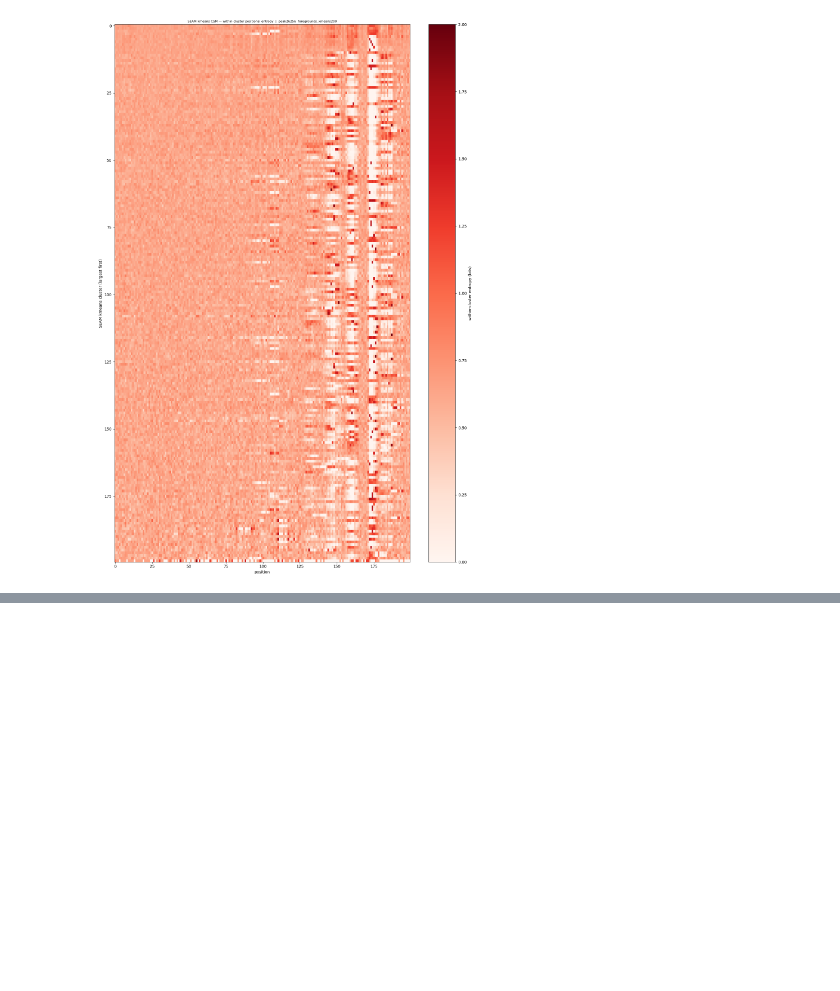
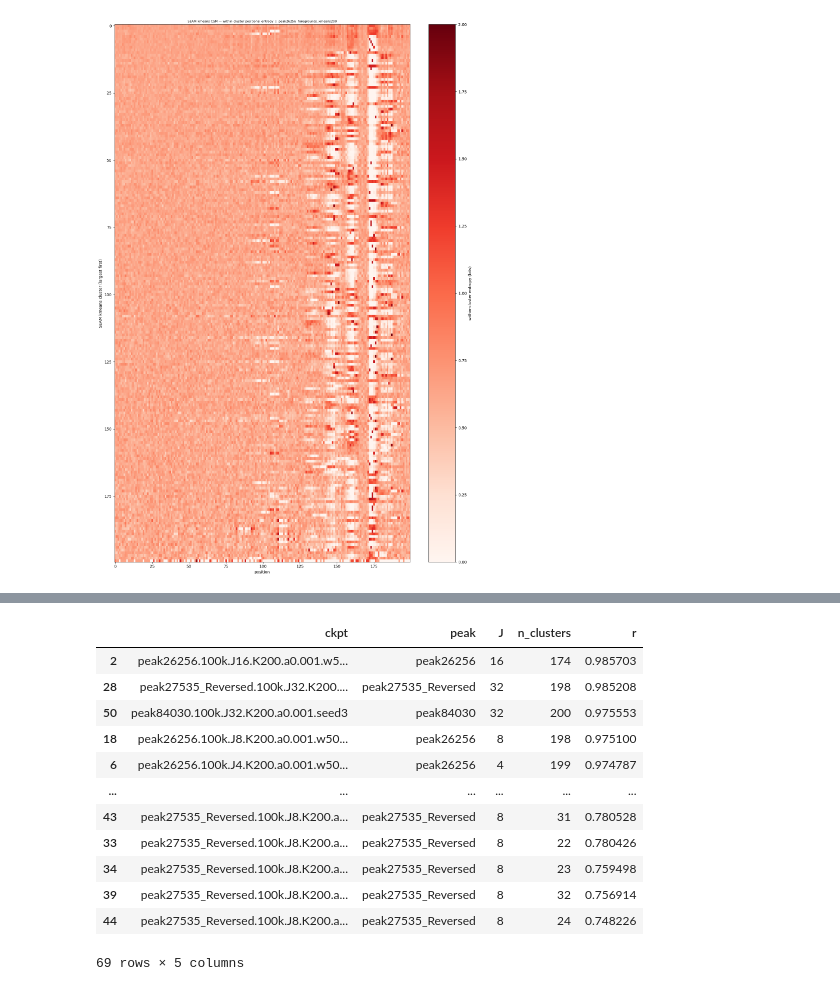
Before and after one commit to pabmantilla/Bg_VBGMM, a Jupyter notebook: VAE_gmm/visualize/scripts/2d_csm.ipynb, the cells around one changed output, grey strips where cells are left out. Drawn from its saved outputs; the diff is of its cells as text; code cells hidden in the pictures; blank space fills up the shorter version.

```diff
--- a/VAE_gmm/visualize/scripts/2d_csm.ipynb
+++ b/VAE_gmm/visualize/scripts/2d_csm.ipynb
@@ -130,0 +148,55 @@ plt.tight_layout(); plt.show()
+# %%
+# ----- every config: Pearson r between its positional-variance profile and its peak's SEAM kmeans200 profile -----
+import os, glob, pandas as pd
+from scipy.stats import pearsonr
+
+CSV = "/grid/koo/home/pmantill/projects/VBI/VAE_gmm/visualize/results/csm_var_pearson.csv"
+ckpts = sorted(os.path.basename(p)[:-3] for p in glob.glob(f"{RESULTS_DIR}/*.pt"))
+done = pd.read_csv(CSV) if os.path.exists(CSV) else pd.DataFrame(columns=["ckpt", "peak", "J", "n_clusters", "r"])
+todo = [c for c in ckpts if c not in set(done.ckpt)]
+print(f"{len(done)} cached, {len(todo)} to compute")
+
+onehot_cache, X_cache, seam_cache, rows = {}, {}, {}, []
+for c in todo:
+    pk   = c.split(".100k")[0].split(".200k")[0]
+    sfx  = "_200k" if ".200k" in c else ""
+    prep = "znorm" if "znorm" in c else "raw"
+
+    if (pk, sfx) not in onehot_cache:
+        with h5py.File(f"{SEAM_DIR}/mutagenesis_lib{sfx}/{pk}.h5") as f:
+            onehot_cache[pk, sfx] = f["sequences"][:][:, ADAPTER:-ADAPTER]
+        km = np.load(f"{SEAM_DIR}/foregrounds{sfx}_kmeans200/{pk}/cluster_labels.npy")
+        oh = onehot_cache[pk, sfx]
+        ent = np.stack([-(p * np.log2(p + 1e-12)).sum(1) for p in
+                        (oh[km == k].mean(0) for k in np.unique(km))])
+        seam_cache[pk, sfx] = ent.var(0)
+    if (pk, sfx, prep) not in X_cache:
+        with h5py.File(f"{SEAM_DIR}/ism{sfx}/{pk}.h5") as f:
+            Xc = f["ism_centered"][:].reshape(f["ism_centered"].shape[0], -1).astype(np.float32)
+        X_cache[pk, sfx, prep] = (Xc - Xc.mean()) / (Xc.std() + 1e-8) if prep == "znorm" else Xc
+
+    sd = torch.load(f"{RESULTS_DIR}/{c}.pt", map_location=DEVICE, weights_only=False)["state_dict"]
+    m = VAE_GMM_eval(sd["enc.0.weight"].shape[1], sd["enc_mu.weight"].shape[0], sd["mu_c"].shape[0],
+                     sd["enc.0.weight"].shape[0], "enc.3.weight" in sd)
+    m.load_state_dict(sd, strict=False); m.eval().to(DEVICE)
+    Elog_pi = torch.digamma(m.alpha) - torch.digamma(m.alpha.sum())
+    with torch.no_grad():
+        h = m.enc(torch.from_numpy(X_cache[pk, sfx, prep]).to(DEVICE))
+        mz, lz = m.enc_mu(h)[:, None, :], m.enc_lv(h)[:, None, :]
+        KL_k = 0.5 * (m.log_var_c[None] - lz + (torch.exp(lz) + (mz - m.mu_c[None])**2)
+                      * torch.exp(-m.log_var_c[None]) - 1.0).sum(-1)
+        hd = (Elog_pi[None] - KL_k).argmax(1).cpu().numpy()
+
+    oh = onehot_cache[pk, sfx]
+    ent_v = np.stack([-(p * np.log2(p + 1e-12)).sum(1) for p in
+                      (oh[hd == k].mean(0) for k in np.unique(hd))])
+    r = pearsonr(ent_v.var(0), seam_cache[pk, sfx])[0]
+    rows.append(dict(ckpt=c, peak=pk, J=sd["enc_mu.weight"].shape[0], n_clusters=len(np.unique(hd)), r=r))
+    print(f"{c}  r={r:.3f}")
+
+if rows:
+    done = pd.concat([done, pd.DataFrame(rows)], ignore_index=True)
+    os.makedirs(os.path.dirname(CSV), exist_ok=True)
+    done.to_csv(CSV, index=False)
+done.sort_values("r", ascending=False)
+# %% [output]
@@ -130,0 +220,13 @@ plt.tight_layout(); plt.show()
+|  | ckpt | peak | J | n_clusters | r |
+| 2 | peak26256.100k.J16.K200.a0.001.w5... | peak26256 | 16 | 174 | 0.985703 |
+| 28 | peak27535_Reversed.100k.J32.K200.... | peak27535_Reversed | 32 | 198 | 0.985208 |
+| 50 | peak84030.100k.J32.K200.a0.001.seed3 | peak84030 | 32 | 200 | 0.975553 |
+| 18 | peak26256.100k.J8.K200.a0.001.w50... | peak26256 | 8 | 198 | 0.975100 |
+| 6 | peak26256.100k.J4.K200.a0.001.w50... | peak26256 | 4 | 199 | 0.974787 |
+| ... | ... | ... | ... | ... | ... |
+| 43 | peak27535_Reversed.100k.J8.K200.a... | peak27535_Reversed | 8 | 31 | 0.780528 |
+| 33 | peak27535_Reversed.100k.J8.K200.a... | peak27535_Reversed | 8 | 22 | 0.780426 |
+| 34 | peak27535_Reversed.100k.J8.K200.a... | peak27535_Reversed | 8 | 23 | 0.759498 |
+| 39 | peak27535_Reversed.100k.J8.K200.a... | peak27535_Reversed | 8 | 32 | 0.756914 |
+| 44 | peak27535_Reversed.100k.J8.K200.a... | peak27535_Reversed | 8 | 24 | 0.748226 |
+69 rows × 5 columns
```
Also changed, not shown: parts of 3 cells of this notebook, 1 other file.
